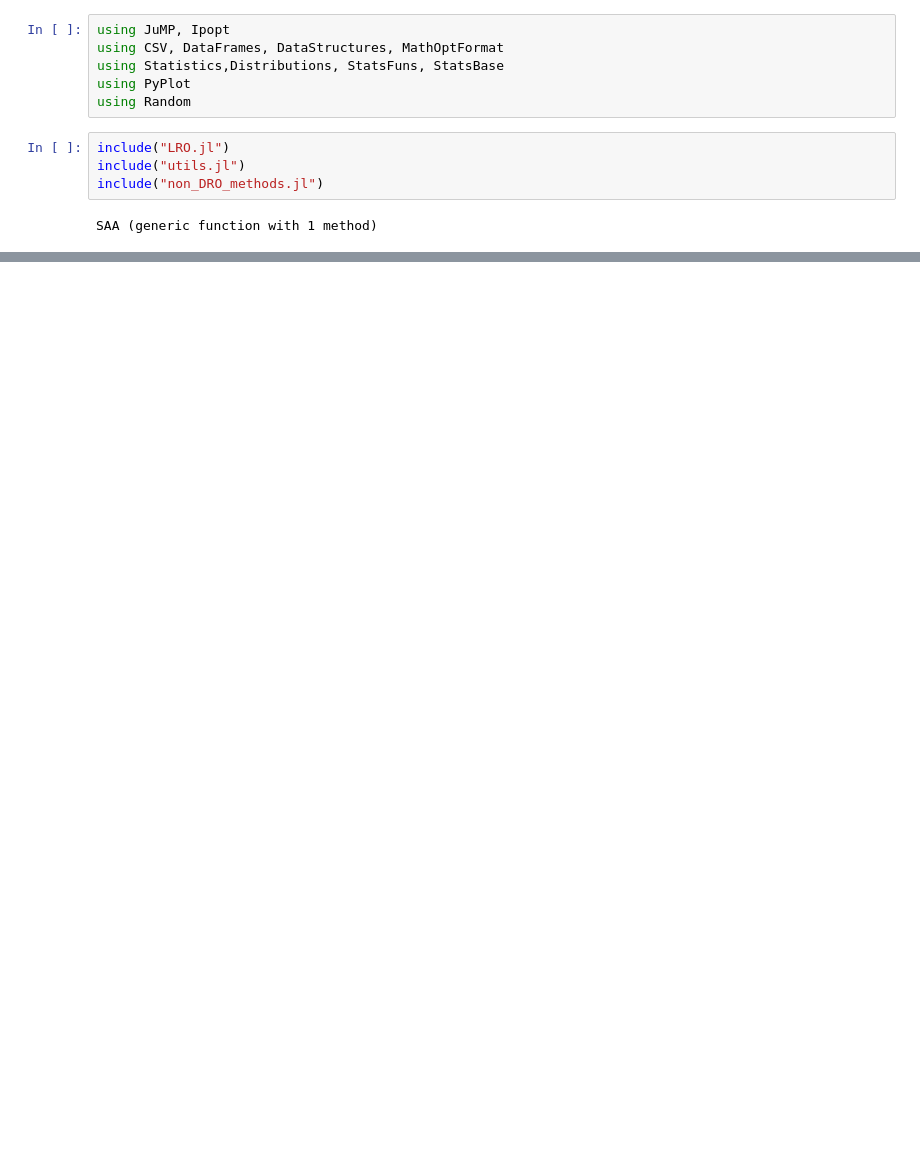
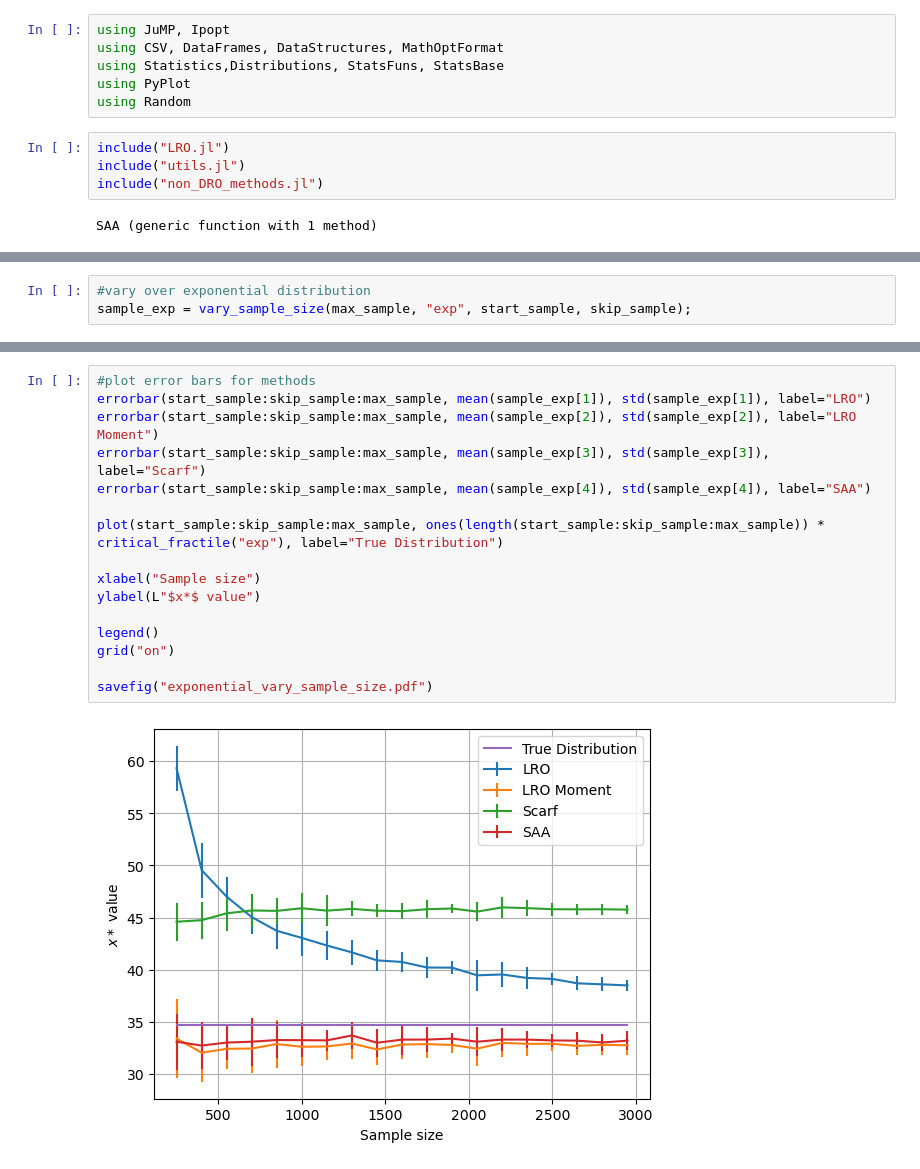
Before and after one commit to cmjohnston39/DSO670_Final_Project, a Jupyter notebook: main.ipynb, the cells around one changed output, grey strips where cells are left out. Drawn from its saved outputs; the diff is of its cells as text; blank space fills up the shorter version.

```diff
--- a/main.ipynb
+++ b/main.ipynb
@@ -372,0 +226,3 @@ print(objective_value(model))
+# %%
+#vary over exponential distribution
+sample_exp = vary_sample_size(max_sample, "exp", start_sample, skip_sample);
@@ -372,0 +240,18 @@ print(objective_value(model))
+# %%
+#plot error bars for methods
+errorbar(start_sample:skip_sample:max_sample, mean(sample_exp[1]), std(sample_exp[1]), label="LRO")
+errorbar(start_sample:skip_sample:max_sample, mean(sample_exp[2]), std(sample_exp[2]), label="LRO Moment")
+errorbar(start_sample:skip_sample:max_sample, mean(sample_exp[3]), std(sample_exp[3]), label="Scarf")
+errorbar(start_sample:skip_sample:max_sample, mean(sample_exp[4]), std(sample_exp[4]), label="SAA")
+
+plot(start_sample:skip_sample:max_sample, ones(length(start_sample:skip_sample:max_sample)) * critical_fractile("exp"), label="True Distribution")
+
+xlabel("Sample size")
+ylabel(L"$x*$ value")
+
+legend()
+grid("on")
+
+savefig("exponential_vary_sample_size.pdf")
+# %% [output]
+[figure, added]
```
Also changed, not shown: parts of 25 cells of this notebook, 3 other files.
